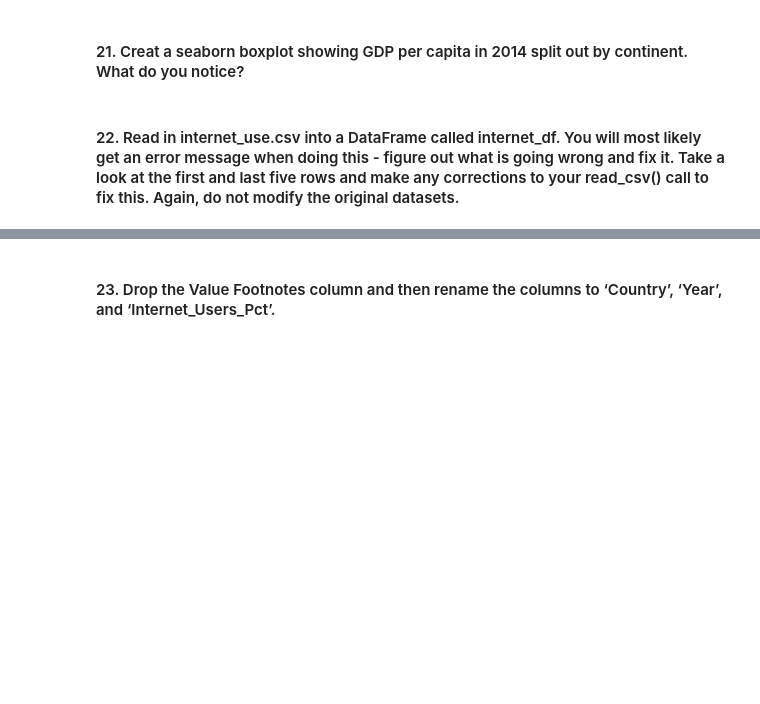
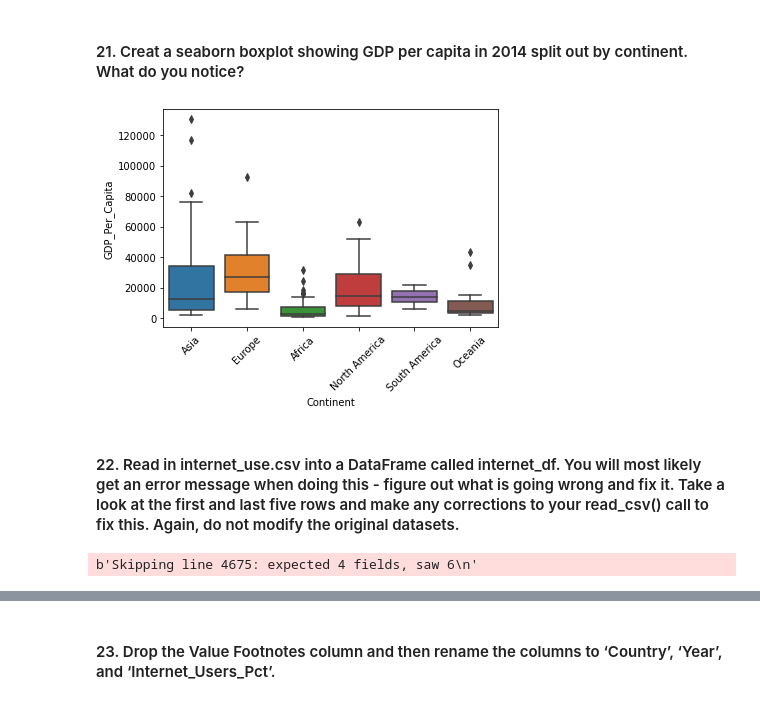
Before and after one commit to nss-data-science-cohort-4/dq1-undata-alvinwendt, a Jupyter notebook: notebook/UN_Data_Exploration.ipynb, the cells around one changed output, grey strips where cells are left out. Saved outputs shown, nothing was run; the diff lists cells and outputs as text; code cells hidden in the pictures; blank space fills up the shorter version.

```diff
--- a/notebook/UN_Data_Exploration.ipynb
+++ b/notebook/UN_Data_Exploration.ipynb
@@ -226,4 +224,13 @@ pd.merge(gdp_df,continents, on = 'Country',how='inner')
 # %% [markdown]
 #### 21. Creat a seaborn boxplot showing GDP per capita in 2014 split out by continent. What do you notice?
+# %%
+sns.boxplot(data = gdp_df[gdp_df['Year']==2014], x= 'Continent', y='GDP_Per_Capita')
+plt.xticks(rotation=45);
+# %% [output]
+[figure, added]
 # %% [markdown]
 #### 22. Read in internet_use.csv into a DataFrame called internet_df. You will most likely get an error message when doing this - figure out what is going wrong and fix it. Take a look at the first and last five rows and make any corrections to your read_csv() call to fix this. Again, do not modify the original datasets.
+# %%
+internet_df = pd.read_csv('../data/internet_use.csv', error_bad_lines=False)
+# %% [output]
+b'Skipping line 4675: expected 4 fields, saw 6\n'
```
Also changed, not shown: parts of 17 cells of this notebook.
